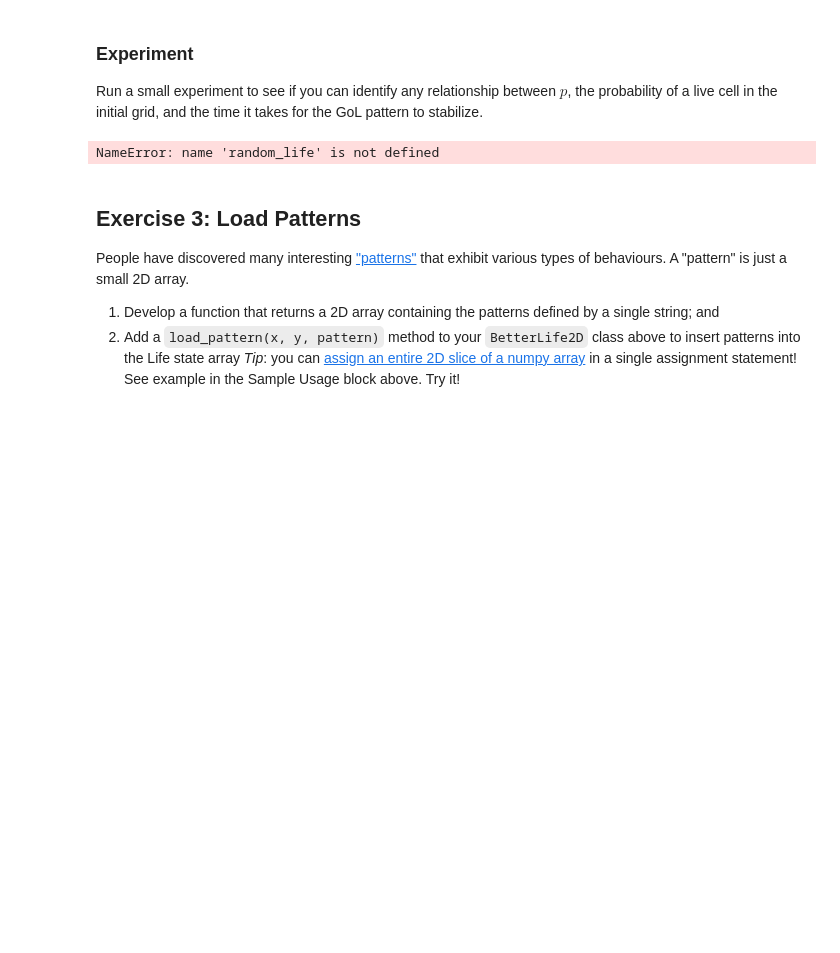
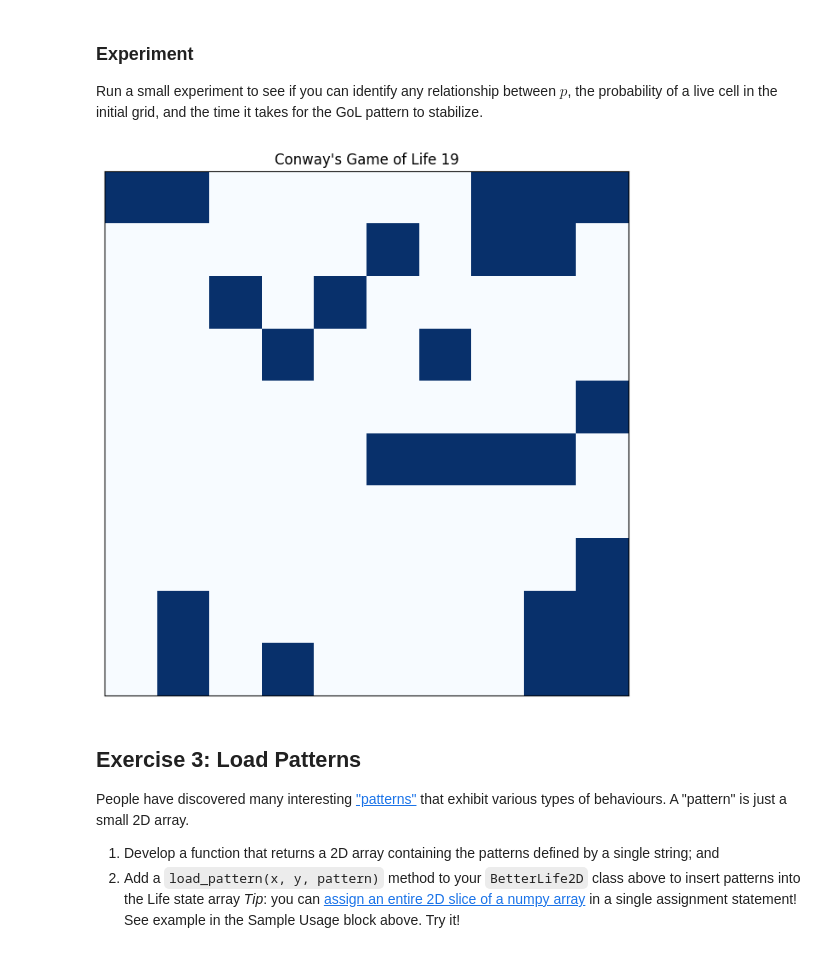
Before and after one commit to Parbjot/comp215, a Jupyter notebook: labs/lab08_GoL.ipynb, the cells around one changed output. Drawn from its saved outputs; the diff is of its cells as text; code cells hidden in the pictures; blank space fills up the shorter version.

```diff
--- a/labs/lab08_GoL.ipynb
+++ b/labs/lab08_GoL.ipynb
@@ -201,32 +203,16 @@ class BetterLife2D(Life2D):
 # %% [markdown]
 ### Experiment
 Run a small experiment to see if you can identify any relationship between $p$, the probability of a live cell in the initial grid, and the time it takes for the GoL pattern to stabilize.
-# %%
-# Ex. 2 write code for your experiment here...
-def simulate(model, max_steps = 100):
-  seen = set()
-  for step in range(max_steps):
-    state_key = tuple(model.state.flatten())
-    if state_key in seen:
-      return step
-    seen.add(state_key)
-    model.step()
-  return max_steps
-
-ps = np.linspace(0.1, 0.9, 9)
-n_runs = 5
-results = {}
-
-for p in ps:
-  steps_list = []
-  for _ in range(n_runs):
-    model = random_life(20,20,p)
-    steps = simulate(model)
-    steps_list.append(steps)
-  results[p] = np.mean(steps_list)
-  print(f"p = {p}, average stabilization steps = {np.mean(steps_list)}")
-# %% [output]
-NameError: name 'random_life' is not defined
+# %%
+# Ex. 2 write code for your experiment here...
+size = 10
+life = BetterLife2D.random_life(10, 10, p=0.4)
+glider = np.array([[0, 1, 0], [0, 0, 1], [1, 1, 1]], dtype=np.uint8)
+life.state[1:4, 2:5] = glider
+gol = Animation2D(life, frames=20)
+gol.animate()
+# %% [output]
+[figure, added]
 # %% [markdown]
 ## Exercise 3: Load Patterns
 People have discovered many interesting ["patterns"](https://conwaylife.com/wiki/Category:Patterns) that exhibit various types of behaviours.
```
Also changed, not shown: parts of 7 cells of this notebook.
